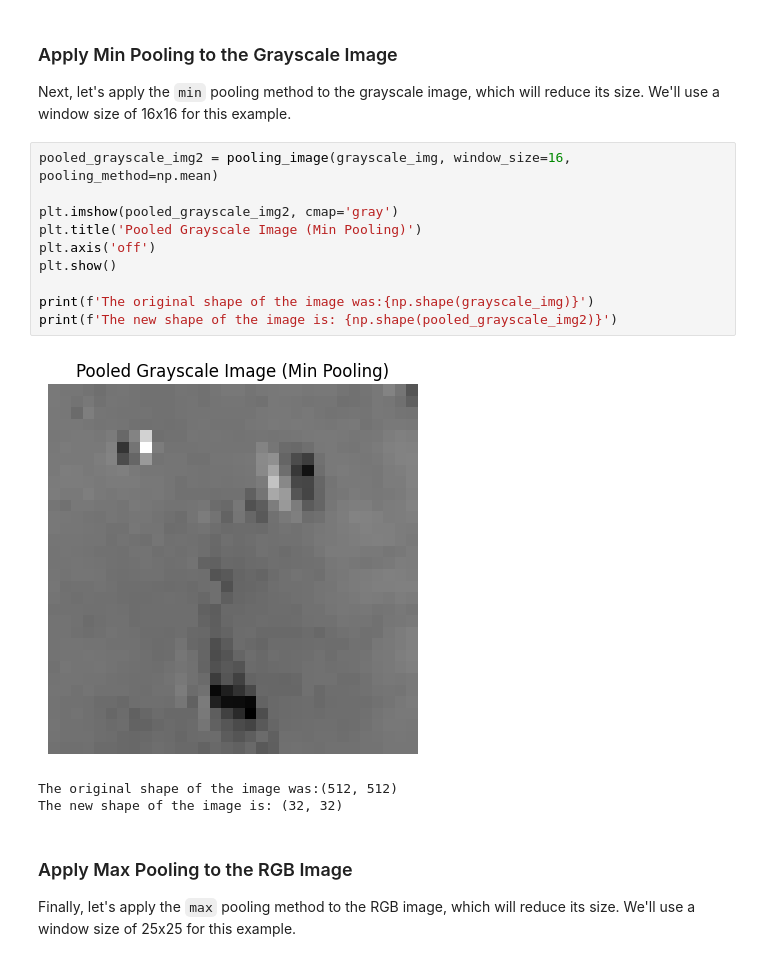
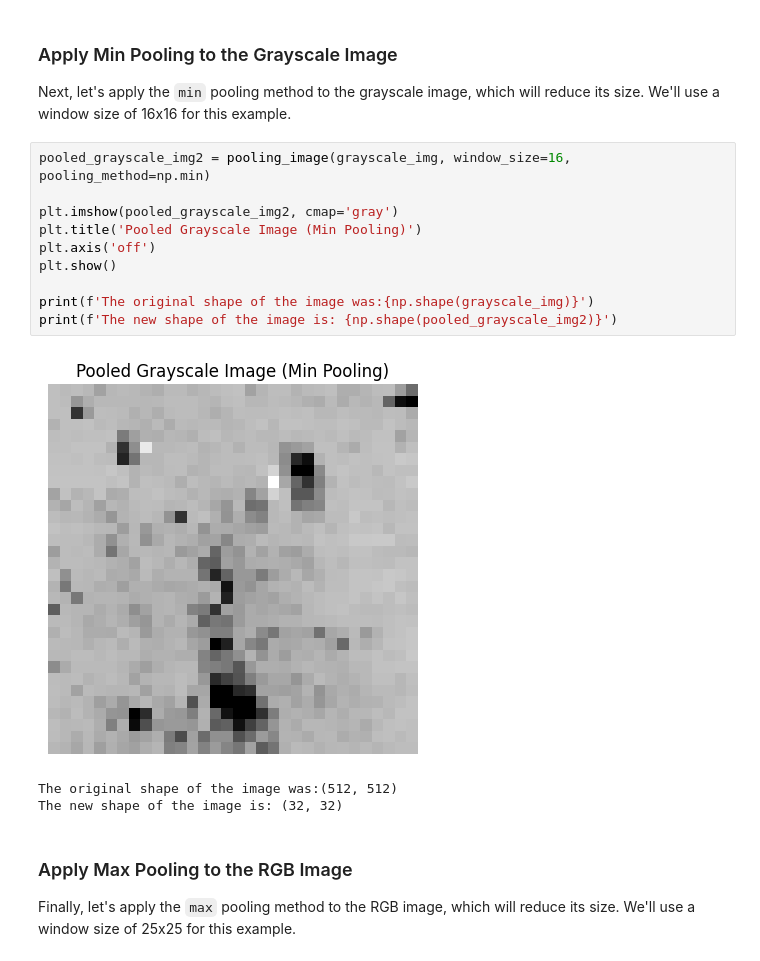
Before and after one commit to UBC-MDS/SharpEdge, a Jupyter notebook: docs/image_pooling.ipynb, the cells around one changed output. Drawn from its saved outputs; the diff is of its cells as text.

Commit message:
fix: Feedback addressed by Inder - Agam's & Green-zy's feedback to amend pooling tutorial where min pooling was described but mean pooling was used in the function

```diff
--- a/docs/image_pooling.ipynb
+++ b/docs/image_pooling.ipynb
@@ -120,17 +120,17 @@ The new shape of the image is: (40, 60, 3)
 
 Next, let's apply the `min` pooling method to the grayscale image, which will reduce its size. We'll use a window size of 16x16 for this example.
 # %%
-pooled_grayscale_img2 = pooling_image(grayscale_img, window_size=16, pooling_method=np.mean)
+pooled_grayscale_img2 = pooling_image(grayscale_img, window_size=16, pooling_method=np.min)
 
 plt.imshow(pooled_grayscale_img2, cmap='gray')
 plt.title('Pooled Grayscale Image (Min Pooling)')
 plt.axis('off')
 plt.show()
 
 print(f'The original shape of the image was:{np.shape(grayscale_img)}')
 print(f'The new shape of the image is: {np.shape(pooled_grayscale_img2)}')
 # %% [output]
-[figure, old version]
+[figure, new version]
 The original shape of the image was:(512, 512)
 The new shape of the image is: (32, 32)
 # %% [markdown]
```
